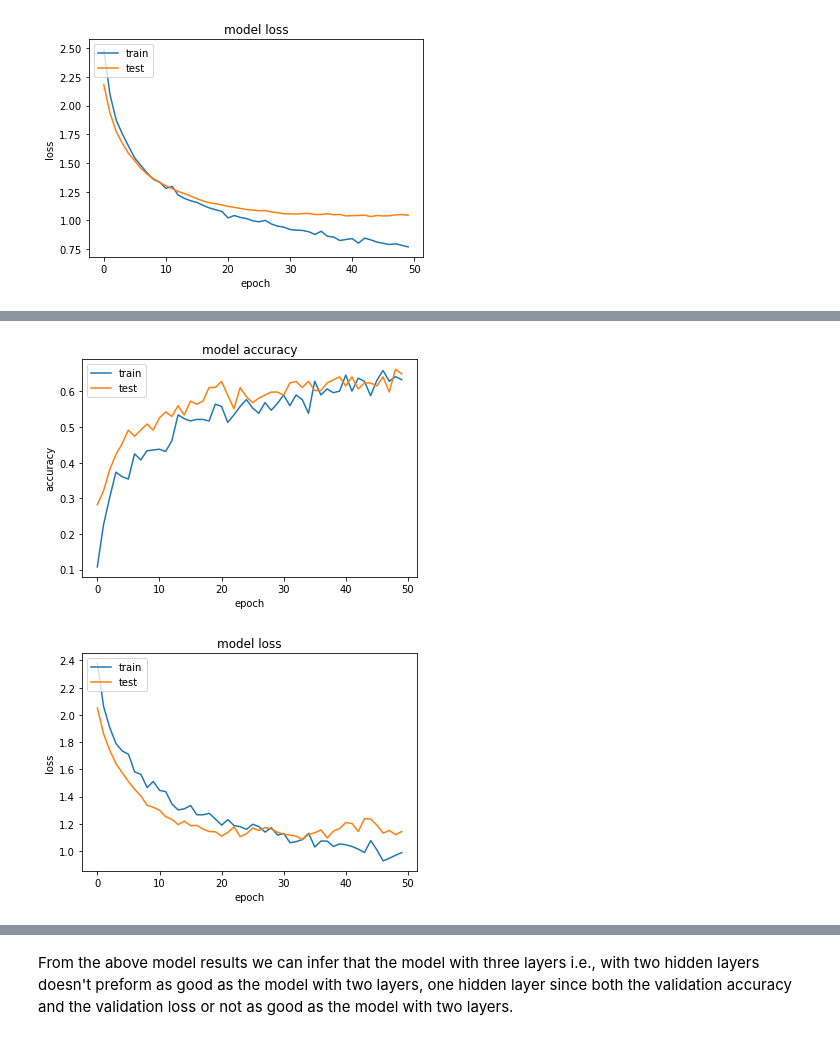
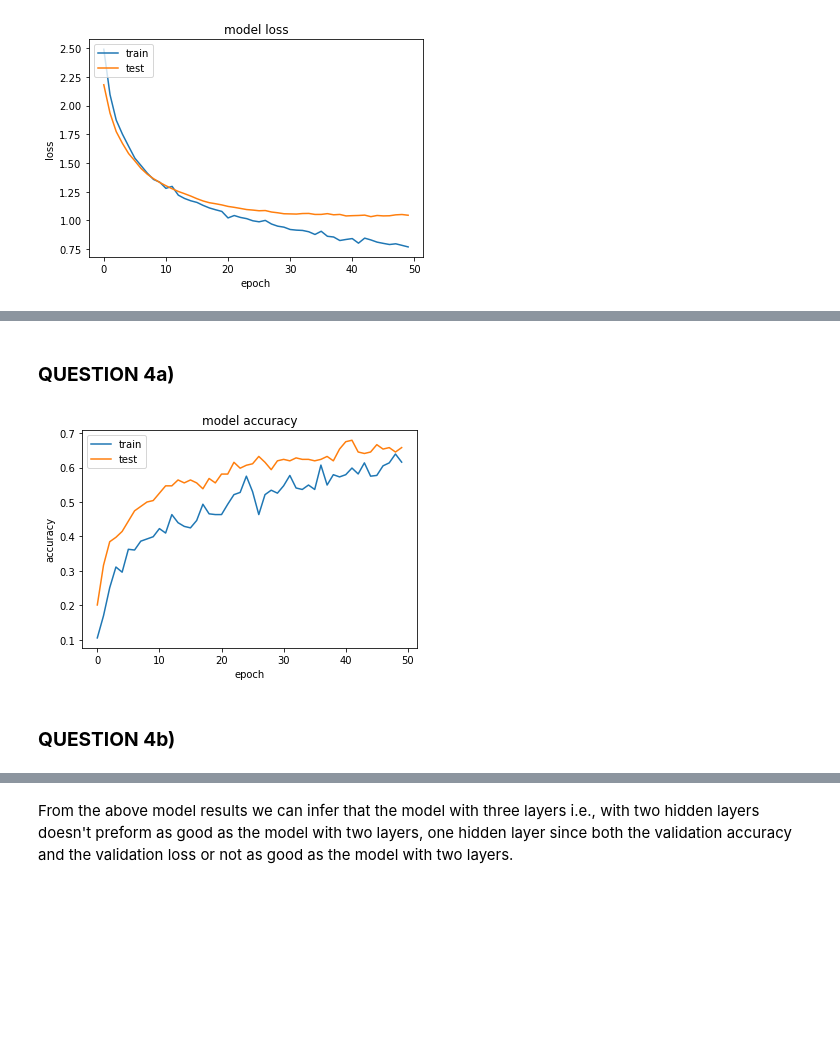
Before and after one commit to ABHISHEK03312/Neural-Networks-and-Deep-Learning, a Jupyter notebook: NNDL_Assignment1.ipynb, the cells around one changed output, grey strips where cells are left out. Saved outputs shown, nothing was run; the diff lists cells and outputs as text; code cells hidden in the pictures; blank space fills up the shorter version.

```diff
--- a/NNDL_Assignment1.ipynb
+++ b/NNDL_Assignment1.ipynb
@@ -654,6 +627,6 @@ def three_layer_K_fold_cross_validation(no_folds,no_epochs,batch_size,X,Y,hidden
                           validation_data=(X_test_K, y_test_K))
       return history
 # %%
-three_layer_network_results = three_layer_K_fold_cross_validation(3,50,1,X_train,y_train,16)
+three_layer_network_results = three_layer_K_fold_cross_validation(3,50,4,X_train,y_train,16)
 # %% [output]
 Epoch 1/50
@@ -676,24 +649,18 @@ Epoch 50/50
+# %% [markdown]
+### **QUESTION 4a)**
 # %%
 plt.figure(1)
 plt.plot(three_layer_network_results.history['accuracy'])
 plt.plot(three_layer_network_results.history['val_accuracy'])
 plt.title('model accuracy')
 plt.ylabel('accuracy')
 plt.xlabel('epoch')
 plt.legend(['train', 'test'], loc='upper left')
 plt.show()
-
-plt.figure(2)
-plt.plot(three_layer_network_results.history['loss'])
-plt.plot(three_layer_network_results.history['val_loss'])
-plt.title('model loss')
-plt.ylabel('loss')
-plt.xlabel('epoch')
-plt.legend(['train', 'test'], loc='upper left')
-plt.show()
 # %% [output]
-[figure, old version]
+[figure, new version]
-[figure, removed]
+# %% [markdown]
+### **QUESTION 4b)**
 # %%
 print("The results for the model with neurons size "+str(16)+" and batch size "+str(1))
 print("train accuracy: ",max(three_layer_network_results.history['accuracy']))
```
Also changed, not shown: parts of 95 cells of this notebook, 2 other files.
